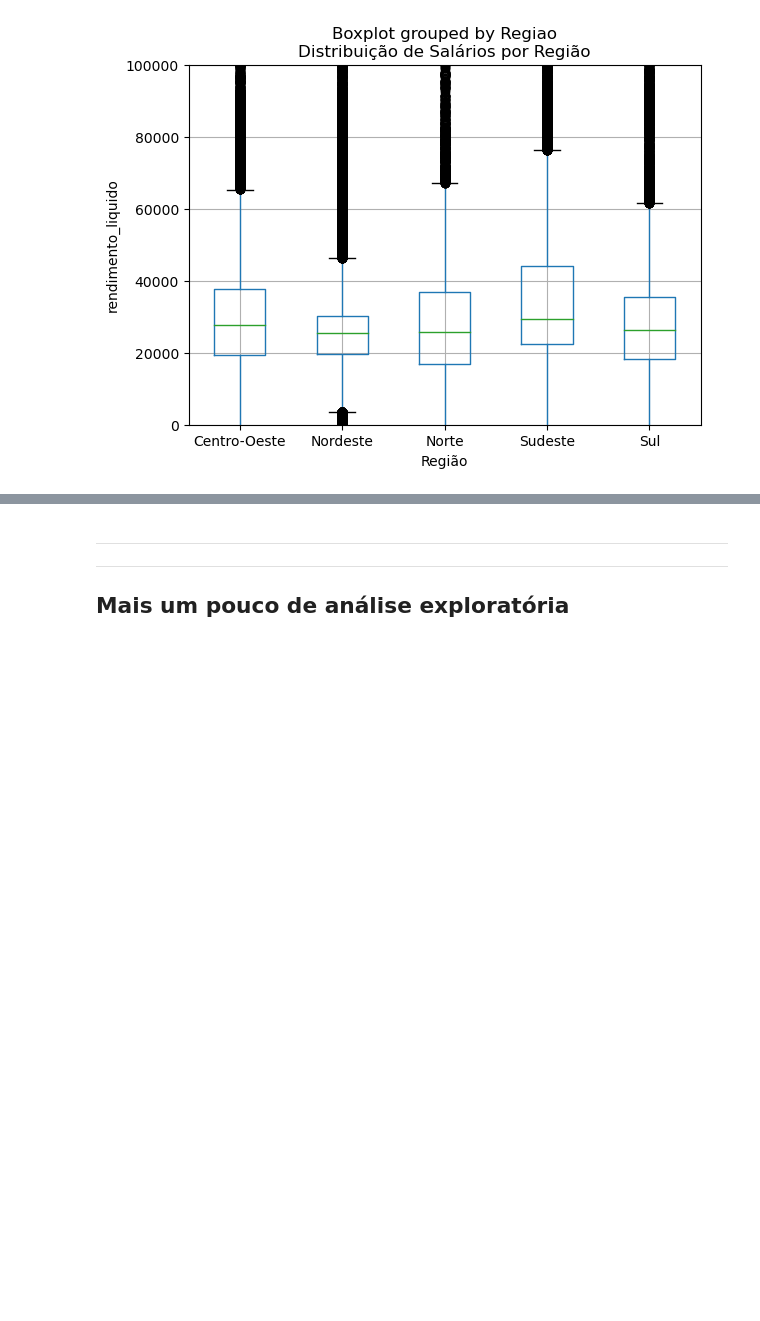
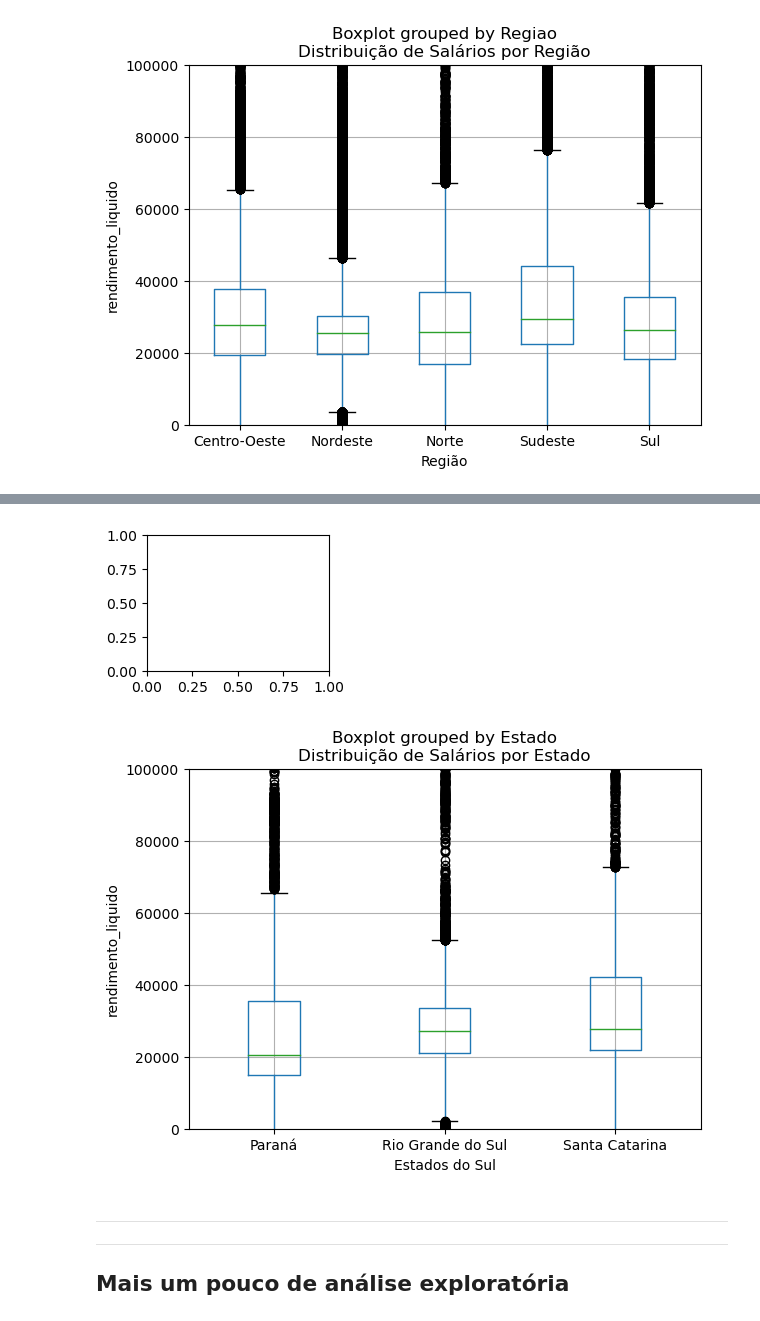
Before and after one commit to ThiagoCGGodoi/CDadosP2, a Jupyter notebook: P2.ipynb, the cells around one changed output, grey strips where cells are left out. Drawn from its saved outputs; the diff is of its cells as text; code cells hidden in the pictures; blank space fills up the shorter version.

```diff
--- a/P2.ipynb
+++ b/P2.ipynb
@@ -296,3 +270,25 @@ plt.show()
+# %%
+
+df_Sul = df.loc[df['Regiao'] == 'Sul']
+df_Sudeste = df.loc[df['Regiao'] == 'Sudeste']
+df_CentroOeste = df.loc[df['Regiao'] == 'CentroOeste']
+df_Norte = df.loc[df['Regiao'] == 'Norte']
+df_Nordeste = df.loc[df['Regiao'] == 'Nordeste']
+
+# Estados de atuação por região - Salário de magistrados
+plt.figure(figsize=(8, 6))
+plt.subplot(3,3,1)
+df_Sul.boxplot('rendimento_liquido', 'Estado')
+plt.xlabel('Estados do Sul')
+plt.ylabel('rendimento_liquido')
+plt.title('Distribuição de Salários por Estado')
+
+#plotando o graf
+plt.ylim(0, 100000)
+plt.show()
+# %% [output]
+[figure, added]
+[figure, added]
 # %% [markdown]
 ----------------------------------------
 -------------
```
Also changed, not shown: parts of 6 cells of this notebook.
